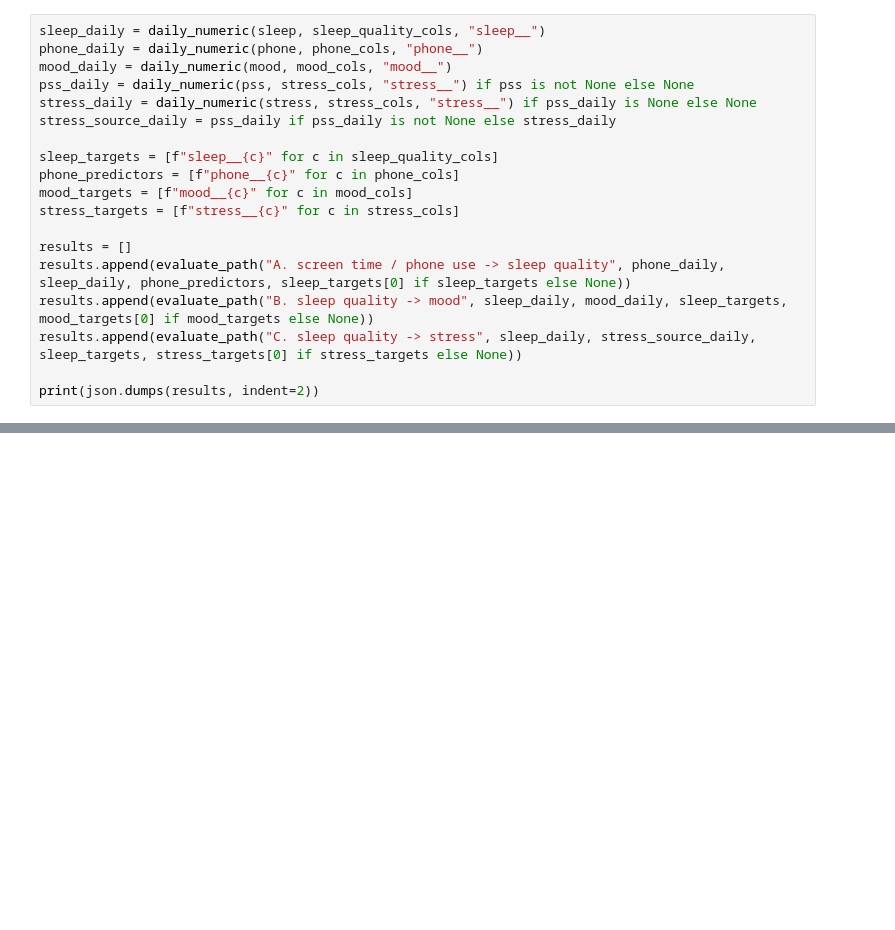
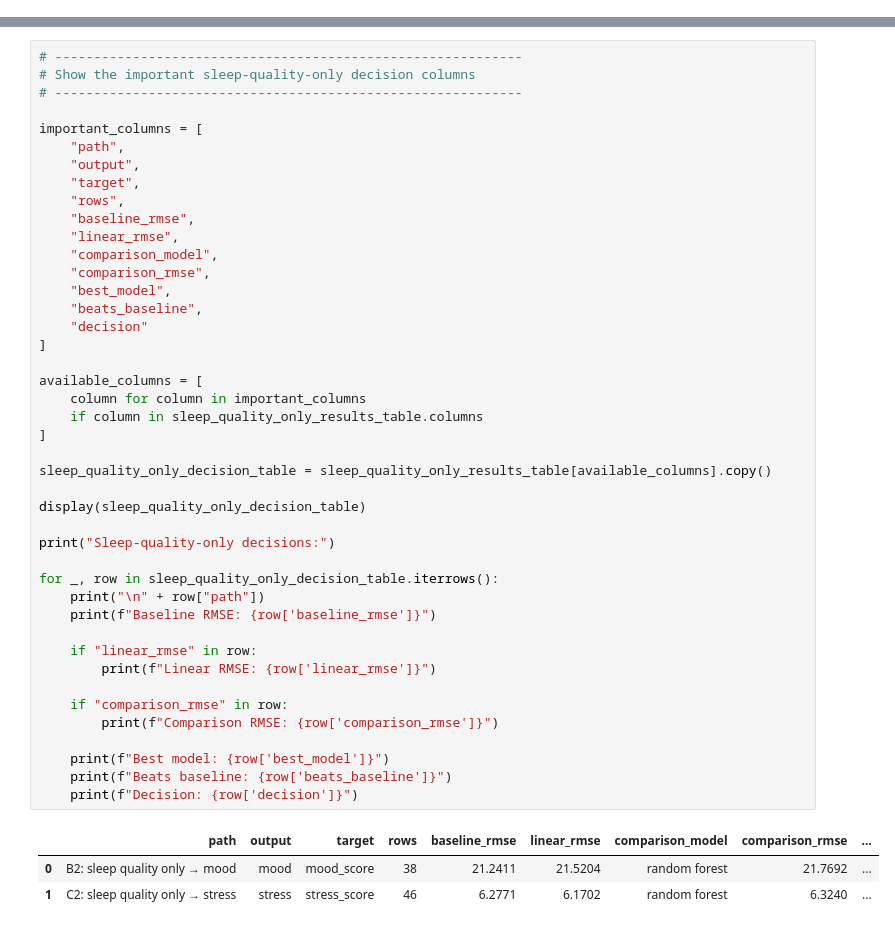
Before and after one commit to MacquePanoramix/Sleep-datasets-official, a Jupyter notebook: studentlife_bridge_model_analysis.ipynb, the cells around one changed output, grey strips where cells are left out. Cells and saved outputs as stored; diff of their text form; blank space fills up the shorter version.

```diff
--- a/studentlife_bridge_model_analysis.ipynb
+++ b/studentlife_bridge_model_analysis.ipynb
@@ -229,19 +989,0 @@ Stress candidates: []
-# %%
-sleep_daily = daily_numeric(sleep, sleep_quality_cols, "sleep__")
-phone_daily = daily_numeric(phone, phone_cols, "phone__")
-mood_daily = daily_numeric(mood, mood_cols, "mood__")
-pss_daily = daily_numeric(pss, stress_cols, "stress__") if pss is not None else None
-stress_daily = daily_numeric(stress, stress_cols, "stress__") if pss_daily is None else None
-stress_source_daily = pss_daily if pss_daily is not None else stress_daily
-
-sleep_targets = [f"sleep__{c}" for c in sleep_quality_cols]
-phone_predictors = [f"phone__{c}" for c in phone_cols]
-mood_targets = [f"mood__{c}" for c in mood_cols]
-stress_targets = [f"stress__{c}" for c in stress_cols]
-
-results = []
-results.append(evaluate_path("A. screen time / phone use -> sleep quality", phone_daily, sleep_daily, phone_predictors, sleep_targets[0] if sleep_targets else None))
-results.append(evaluate_path("B. sleep quality -> mood", sleep_daily, mood_daily, sleep_targets, mood_targets[0] if mood_targets else None))
-results.append(evaluate_path("C. sleep quality -> stress", sleep_daily, stress_source_daily, sleep_targets, stress_targets[0] if stress_targets else None))
-
-print(json.dumps(results, indent=2))
@@ -271,0 +1770,47 @@ If the files are missing, the path is **not tested** and should not be used as e
+# %%
+# ------------------------------------------------------------
+# Show the important sleep-quality-only decision columns
+# ------------------------------------------------------------
+
+important_columns = [
+    "path",
+    "output",
+    "target",
+    "rows",
+    "baseline_rmse",
+    "linear_rmse",
+    "comparison_model",
+    "comparison_rmse",
+    "best_model",
+    "beats_baseline",
+    "decision"
+]
+
+available_columns = [
+    column for column in important_columns
+    if column in sleep_quality_only_results_table.columns
+]
+
+sleep_quality_only_decision_table = sleep_quality_only_results_table[available_columns].copy()
+
+display(sleep_quality_only_decision_table)
+
+print("Sleep-quality-only decisions:")
+
+for _, row in sleep_quality_only_decision_table.iterrows():
+    print("\n" + row["path"])
+    print(f"Baseline RMSE: {row['baseline_rmse']}")
+
+    if "linear_rmse" in row:
+        print(f"Linear RMSE: {row['linear_rmse']}")
+
+    if "comparison_rmse" in row:
+        print(f"Comparison RMSE: {row['comparison_rmse']}")
+
+    print(f"Best model: {row['best_model']}")
+    print(f"Beats baseline: {row['beats_baseline']}")
+    print(f"Decision: {row['decision']}")
+# %% [output]
+|  | path | output | target | rows | baseline_rmse | linear_rmse | comparison_model | comparison_rmse | ... |
+| 0 | B2: sleep quality only → mood | mood | mood_score | 38 | 21.2411 | 21.5204 | random forest | 21.7692 | ... |
+| 1 | C2: sleep quality only → stress | stress | stress_score | 46 | 6.2771 | 6.1702 | random forest | 6.3240 | ... |
```
Also changed, not shown: parts of 33 cells of this notebook, 19 other files.
